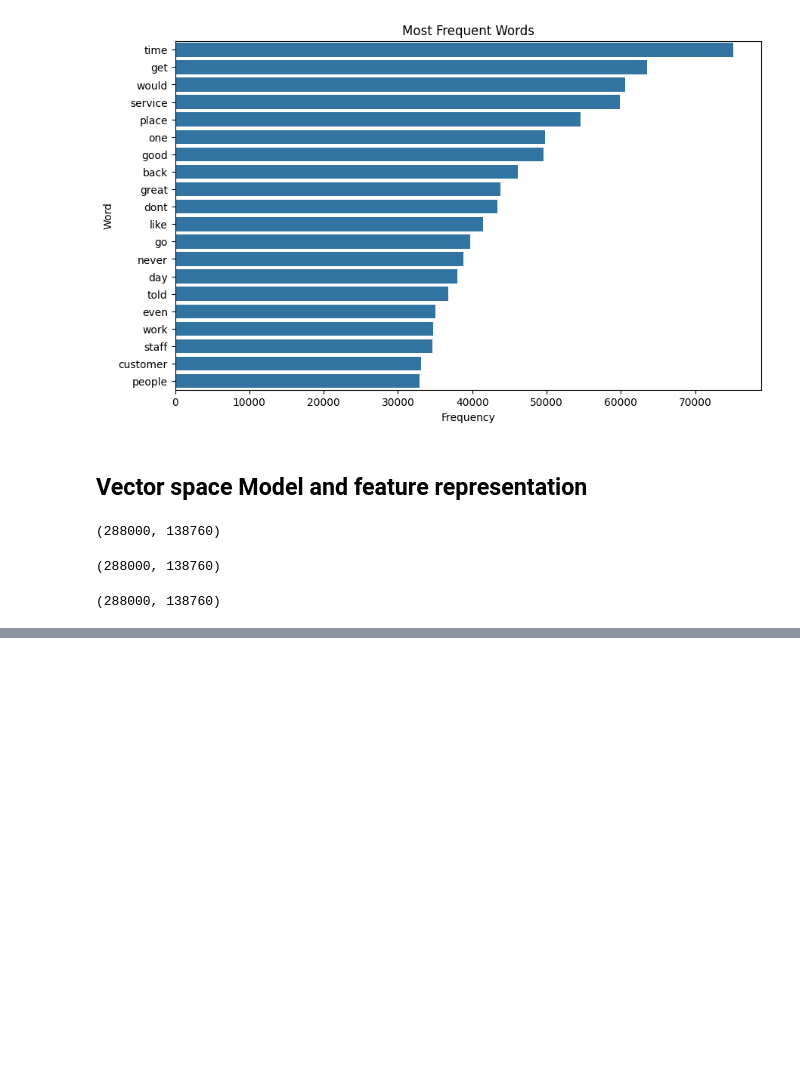
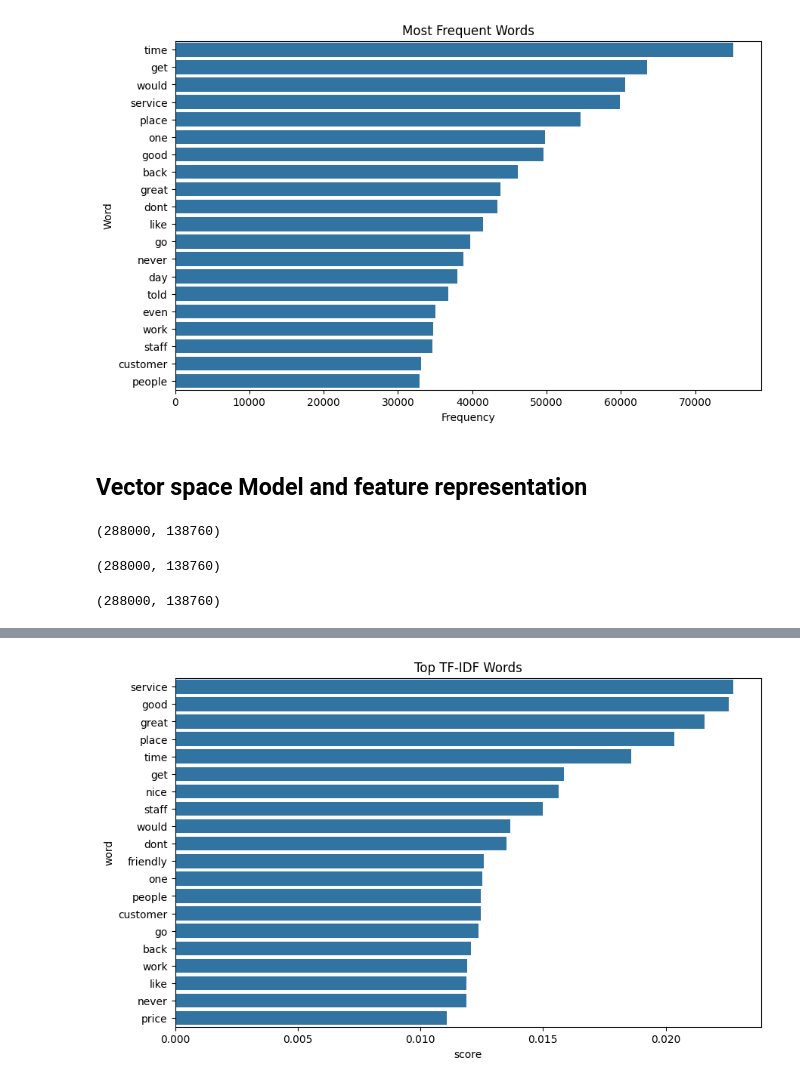
Before and after one commit to mf2056/F20AA_CW2, a Jupyter notebook: Step2&3.ipynb, the cells around one changed output, grey strips where cells are left out. Drawn from its saved outputs; the diff is of its cells as text; code cells hidden in the pictures; blank space fills up the shorter version.

```diff
--- a/Step2&3.ipynb
+++ b/Step2&3.ipynb
@@ -236,0 +248,7 @@ features
+# %%
+plt.figure(figsize=(10,6))
+sns.barplot(x="score", y="word", data=top_words)
+plt.title("Top TF-IDF Words")
+plt.show()
+# %% [output]
+[figure, added]
```
Also changed, not shown: parts of 10 cells of this notebook.
